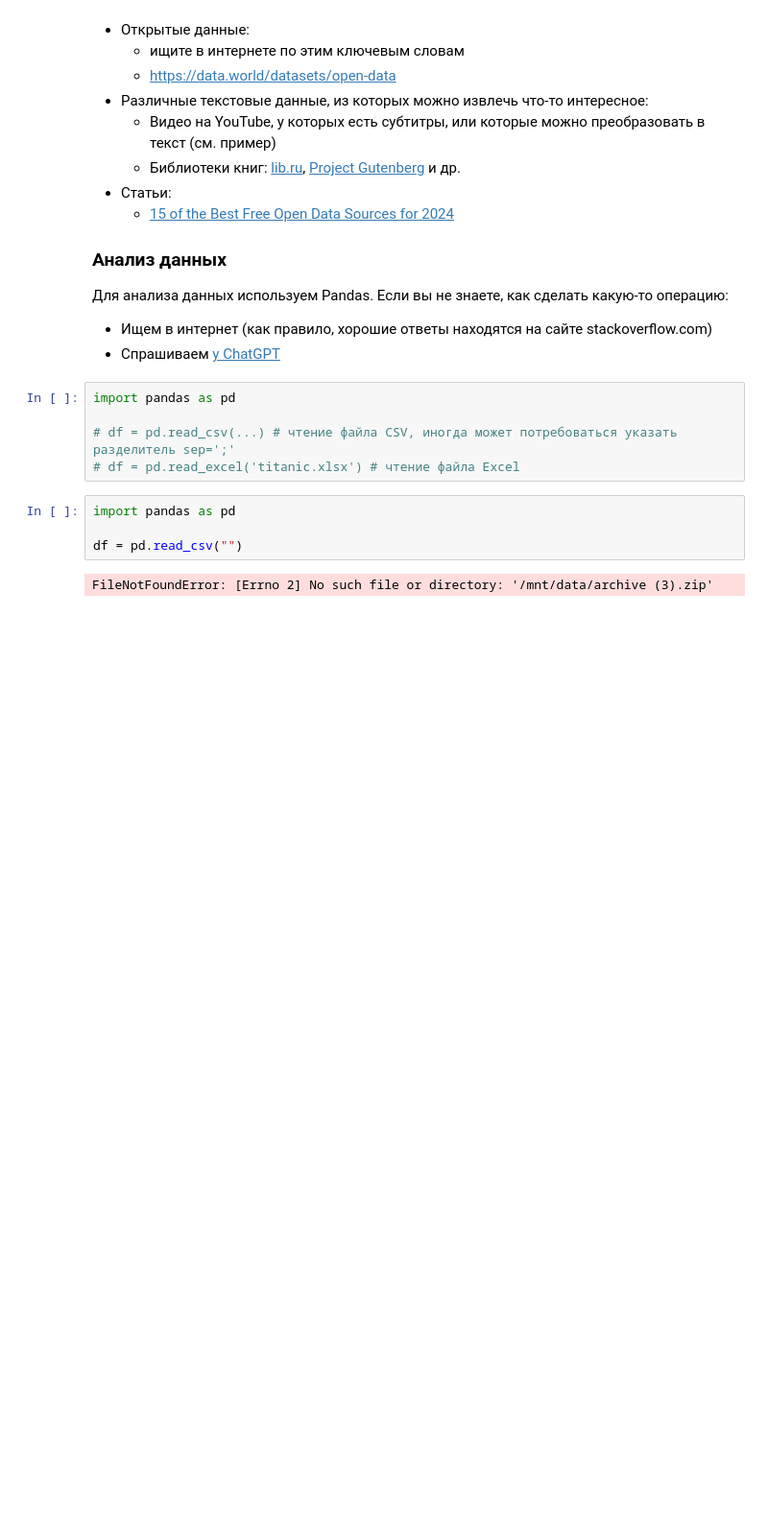
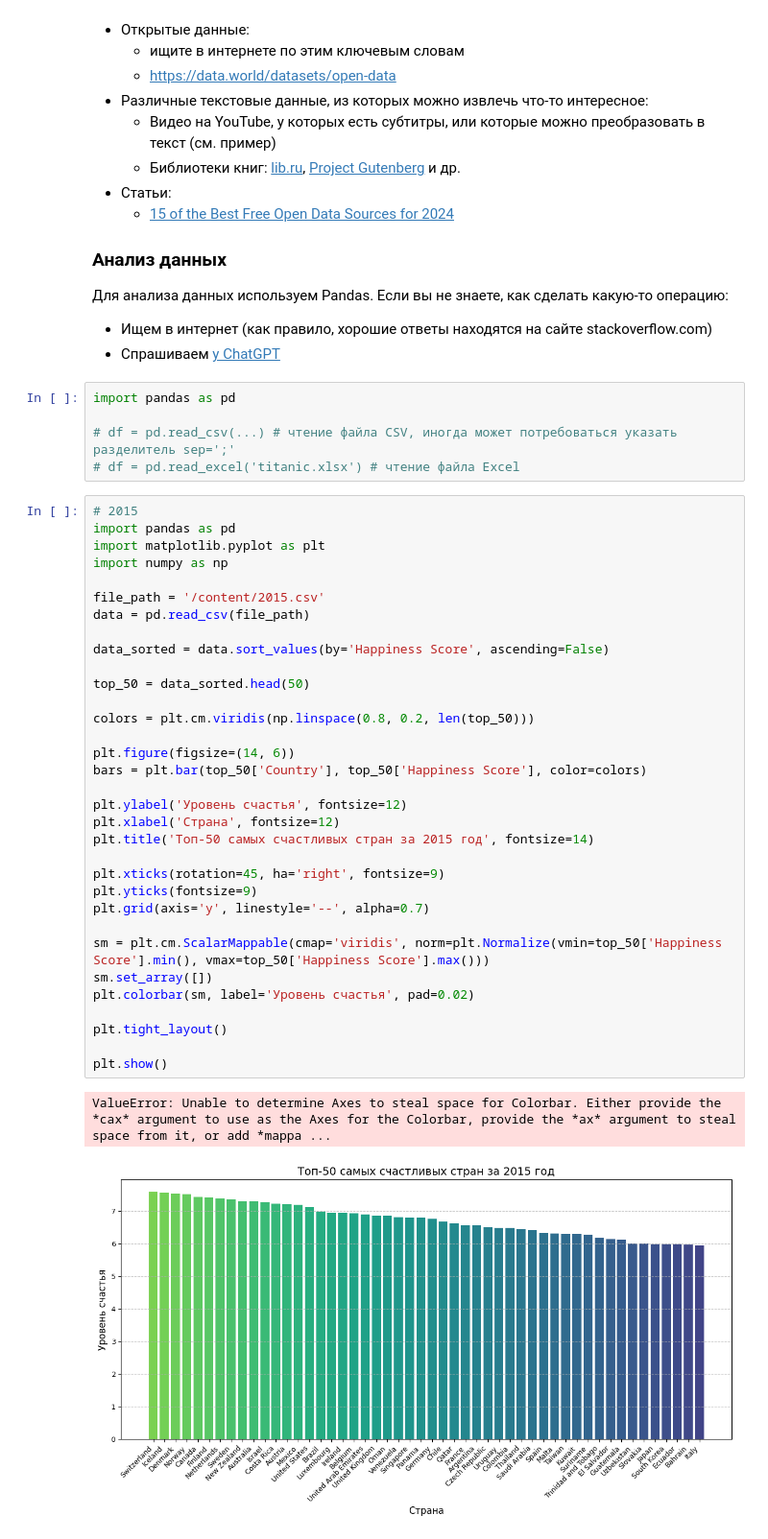
Before and after one commit to lerakir/RUBY, a Jupyter notebook: 5-DataProc/Task_DataAn.ipynb, the cells around one changed output. Shown: that part at 96% size. Drawn from its saved outputs; the diff is of its cells as text; blank space fills up the shorter version.

```diff
--- a/5-DataProc/Task_DataAn.ipynb
+++ b/5-DataProc/Task_DataAn.ipynb
@@ -32,9 +30,39 @@ import pandas as pd
 
 # df = pd.read_csv(...) # чтение файла CSV, иногда может потребоваться указать разделитель sep=';'
 # df = pd.read_excel('titanic.xlsx') # чтение файла Excel
-# %%
-import pandas as pd
-
-df = pd.read_csv("")
-# %% [output]
-FileNotFoundError: [Errno 2] No such file or directory: '/mnt/data/archive (3).zip'
+# %%
+# 2015
+import pandas as pd
+import matplotlib.pyplot as plt
+import numpy as np
+
+file_path = '/content/2015.csv'
+data = pd.read_csv(file_path)
+
+data_sorted = data.sort_values(by='Happiness Score', ascending=False)
+
+top_50 = data_sorted.head(50)
+
+colors = plt.cm.viridis(np.linspace(0.8, 0.2, len(top_50)))
+
+plt.figure(figsize=(14, 6))
+bars = plt.bar(top_50['Country'], top_50['Happiness Score'], color=colors)
+
+plt.ylabel('Уровень счастья', fontsize=12)
+plt.xlabel('Страна', fontsize=12)
+plt.title('Топ-50 самых счастливых стран за 2015 год', fontsize=14)
+
+plt.xticks(rotation=45, ha='right', fontsize=9)
+plt.yticks(fontsize=9)
+plt.grid(axis='y', linestyle='--', alpha=0.7)
+
+sm = plt.cm.ScalarMappable(cmap='viridis', norm=plt.Normalize(vmin=top_50['Happiness Score'].min(), vmax=top_50['Happiness Score'].max()))
+sm.set_array([])
+plt.colorbar(sm, label='Уровень счастья', pad=0.02)
+
+plt.tight_layout()
+
+plt.show()
+# %% [output]
+ValueError: Unable to determine Axes to steal space for Colorbar. Either provide the *cax* argument to use as the Axes for the Colorbar, provide the *ax* argument to steal space from it, or add *mappa ...
+[figure, added]
```
Also changed, not shown: parts of 3 cells of this notebook.
